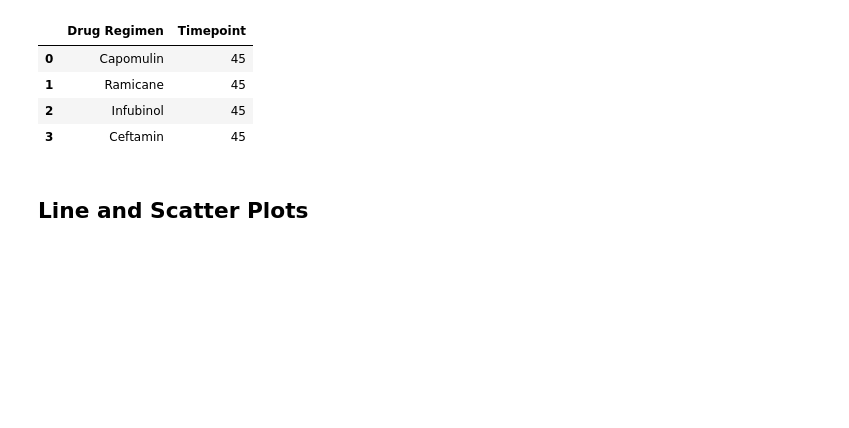
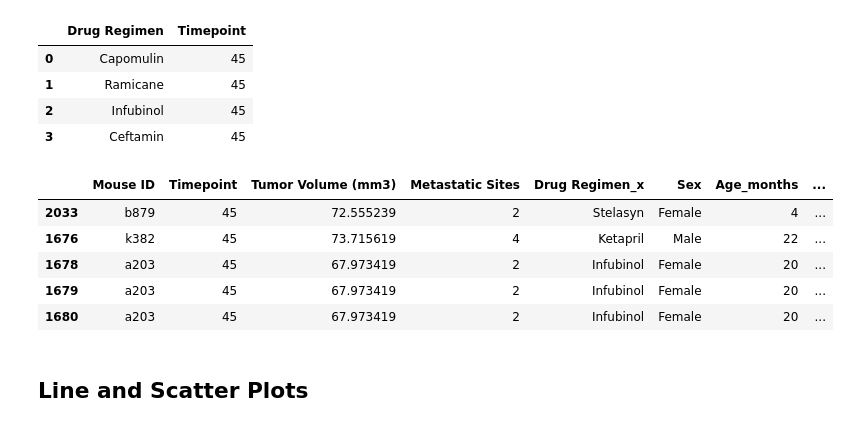
Before and after one commit to aidixon/matplotlib-challenge, a Jupyter notebook: Pymaceuticals/pymaceuticals_starter.ipynb, the cells around one changed output. Saved outputs shown, nothing was run; the diff lists cells and outputs as text; code cells hidden in the pictures; blank space fills up the shorter version.

Commit message:
Merged the new DF with the old one

```diff
--- a/Pymaceuticals/pymaceuticals_starter.ipynb
+++ b/Pymaceuticals/pymaceuticals_starter.ipynb
@@ -276,5 +275,16 @@ timepoint_df
 | 1 | Ramicane | 45 |
 | 2 | Infubinol | 45 |
 | 3 | Ceftamin | 45 |
+# %%
+#merging the new DF with the old file
+new_table_df = pd.merge(dropped_duplicates_df, timepoint_df, on = "Timepoint", how ="left")
+new_table_df.sort_values(by = "Timepoint", ascending = False).head()
+# %% [output]
+|  | Mouse ID | Timepoint | Tumor Volume (mm3) | Metastatic Sites | Drug Regimen_x | Sex | Age_months | ... |
+| 2033 | b879 | 45 | 72.555239 | 2 | Stelasyn | Female | 4 | ... |
+| 1676 | k382 | 45 | 73.715619 | 4 | Ketapril | Male | 22 | ... |
+| 1678 | a203 | 45 | 67.973419 | 2 | Infubinol | Female | 20 | ... |
+| 1679 | a203 | 45 | 67.973419 | 2 | Infubinol | Female | 20 | ... |
+| 1680 | a203 | 45 | 67.973419 | 2 | Infubinol | Female | 20 | ... |
 # %%
 # Put treatments into a list for for loop (and later for plot labels)
```
Also changed, not shown: parts of 2 cells of this notebook.
